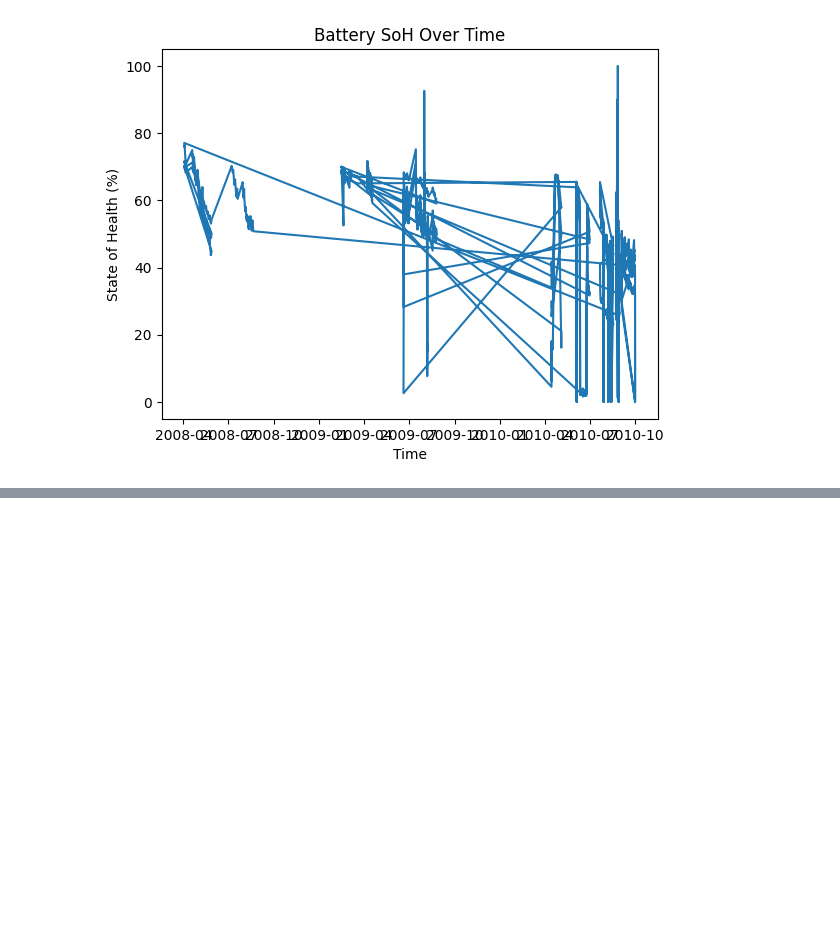
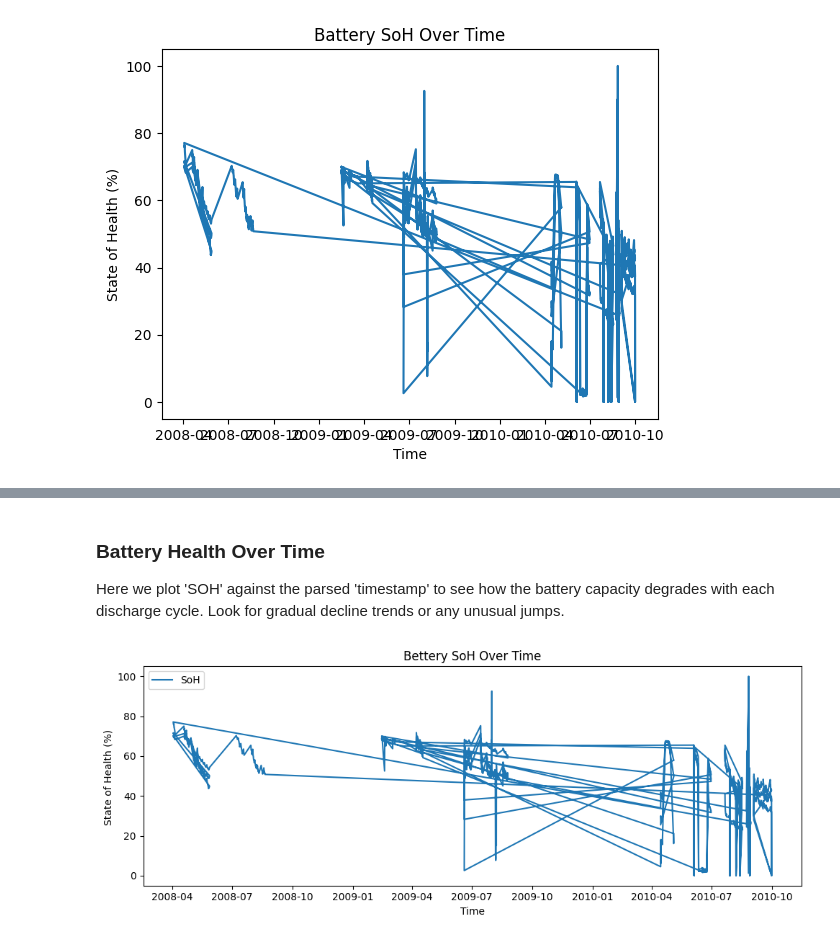
Before and after one commit to mbarrientos1129/ev_battery_health_forecast, a Jupyter notebook: notebooks/01_exploration.ipynb, the cells around one changed output, grey strips where cells are left out. Cells and saved outputs as stored; diff of their text form; code cells hidden in the pictures; blank space fills up the shorter version.

```diff
--- a/notebooks/01_exploration.ipynb
+++ b/notebooks/01_exploration.ipynb
@@ -28,0 +63,17 @@ plt.show()
+# %% [markdown]
+### Battery Health Over Time
+
+Here we plot 'SOH' against the parsed 'timestamp' to see how the battery capacity degrades with each discharge cycle. Look for gradual decline trends or any unusual jumps.
+# %%
+#SOH Over Time
+
+plt.figure(figsize=(10,4))
+plt.plot(df['timestamp'], df['SOH'], label='SoH')
+plt.xlabel('Time')
+plt.ylabel('State of Health (%) ')
+plt.title('Bettery SoH Over Time')
+plt.legend()
+plt.tight_layout()
+plt.show()
+# %% [output]
+[figure, added]
```
Also changed, not shown: parts of 12 cells of this notebook, 1 other file.
